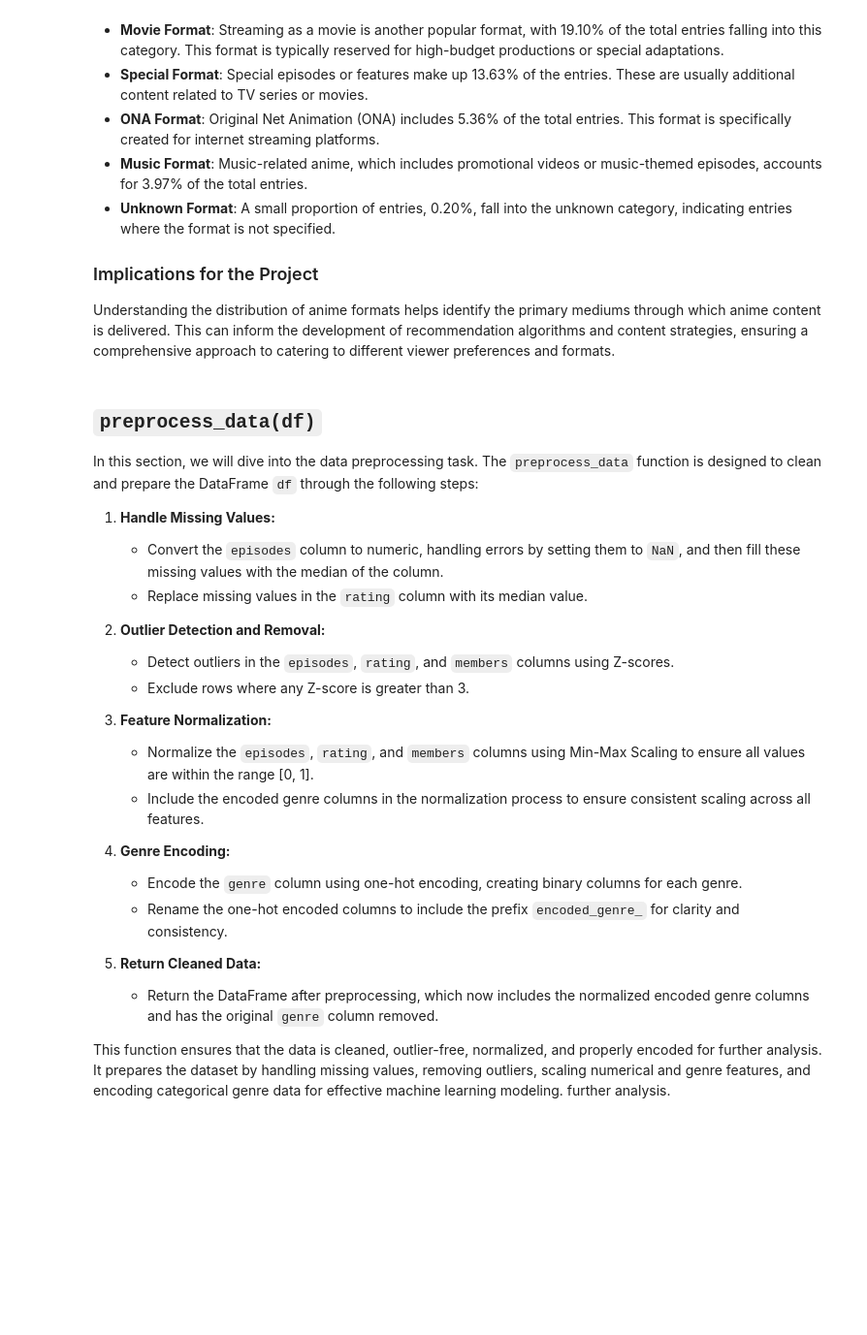
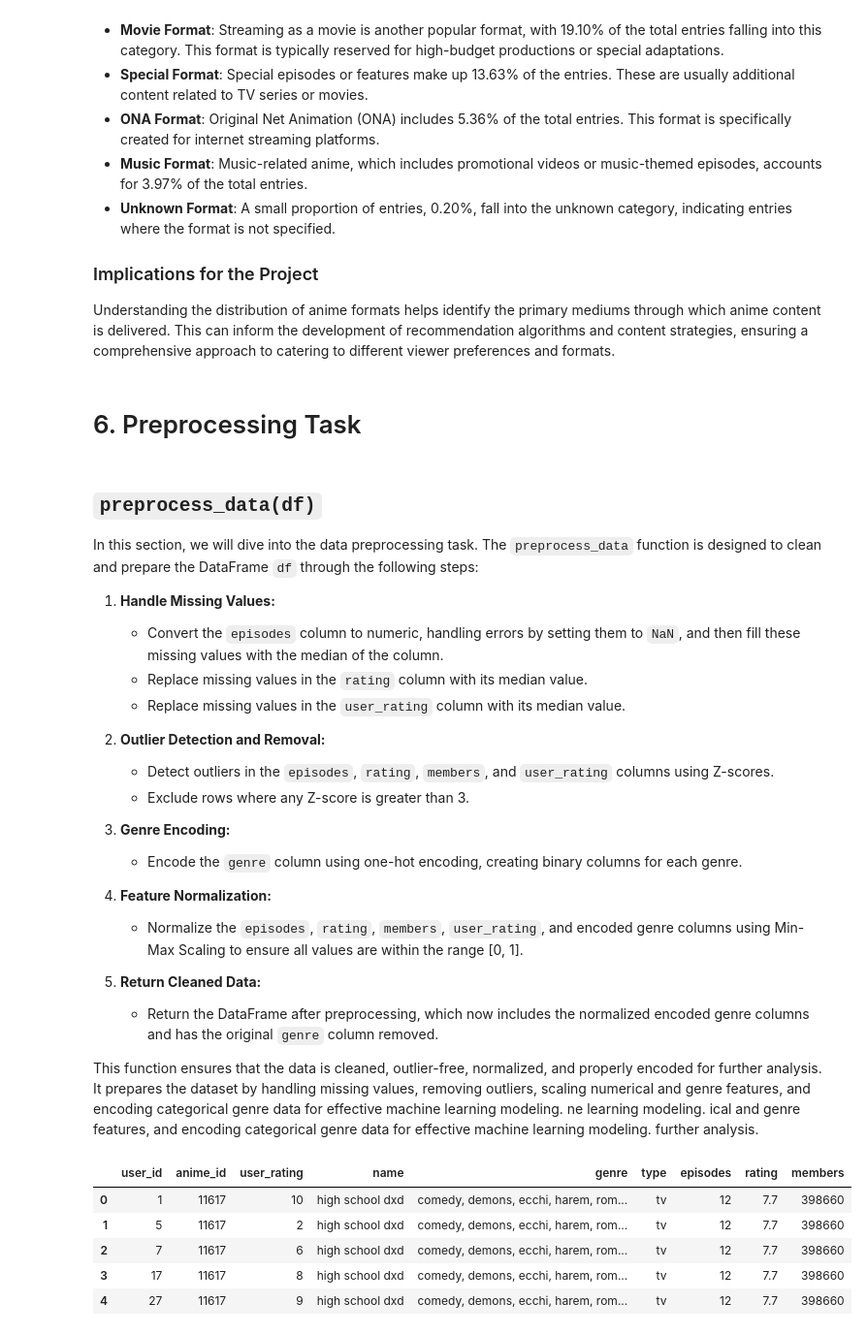
Before and after one commit to MoteneJan/JB1_2401FTDS, a Jupyter notebook: JB1_2401FTDS.ipynb, the cells around one changed output. Shown at 97% size. Drawn from its saved outputs; the diff is of its cells as text; code cells hidden in the pictures; blank space fills up the shorter version.

```diff
--- a/JB1_2401FTDS.ipynb
+++ b/JB1_2401FTDS.ipynb
@@ -950,6 +950,8 @@ Name: proportion, dtype: float64
 ### Implications for the Project
 
 Understanding the distribution of anime formats helps identify the primary mediums through which anime content is delivered. This can inform the development of recommendation algorithms and content strategies, ensuring a comprehensive approach to catering to different viewer preferences and formats.
+# %% [markdown]
+# 6. Preprocessing Task
 # %% [markdown]
 ## `preprocess_data(df)`
 
@@ -958,24 +960,28 @@ In this section, we will dive into the data preprocessing task. The `preprocess_
 1. **Handle Missing Values:**
    - Convert the `episodes` column to numeric, handling errors by setting them to `NaN`, and then fill these missing values with the median of the column.
    - Replace missing values in the `rating` column with its median value.
+   - Replace missing values in the `user_rating` column with its median value.
 
 2. **Outlier Detection and Removal:**
-   - Detect outliers in the `episodes`, `rating`, and `members` columns using Z-scores.
+   - Detect outliers in the `episodes`, `rating`, `members`, and `user_rating` columns using Z-scores.
    - Exclude rows where any Z-score is greater than 3.
 
-3. **Feature Normalization:**
-   - Normalize the `episodes`, `rating`, and `members` columns using Min-Max Scaling to ensure all values are within the range [0, 1].
-   - Include the encoded genre columns in the normalization process to ensure consistent scaling across all features.
+3. **Genre Encoding:**
+   - Encode the `genre` column using one-hot encoding, creating binary columns for each genre.
 
-4. **Genre Encoding:**
-   - Encode the `genre` column using one-hot encoding, creating binary columns for each genre.
-   - Rename the one-hot encoded columns to include the prefix `encoded_genre_` for clarity and consistency.
+4. **Feature Normalization:**
+   - Normalize the `episodes`, `rating`, `members`, `user_rating`, and encoded genre columns using Min-Max Scaling to ensure all values are within the range [0, 1].
 
 5. **Return Cleaned Data:**
    - Return the DataFrame after preprocessing, which now includes the normalized encoded genre columns and has the original `genre` column removed.
 
 This function ensures that the data is cleaned, outlier-free, normalized, and properly encoded for further analysis. It prepares the dataset by handling missing values, removing outliers, scaling numerical and genre features, and encoding categorical genre data for effective machine learning modeling.
+ne learning modeling.
+ical and genre features, and encoding categorical genre data for effective machine learning modeling.
 further analysis.
+# %%
+# Rename the rating column in train_df_copy to user_rating
+train_df_copy.rename(columns={'rating': 'user_rating'}, inplace=True)
 # %%
 def preprocess_data(df):
     """
@@ -1022,5 +1032,17 @@ def preprocess_data(df):
     df[all_cols] = scaler.fit_transform(df[all_cols])
 
     return df
+# %%
+# Merge train_df_copy and anime_df on anime_id
+merged_df = pd.merge(train_df_copy, anime_df, on='anime_id')
+
+merged_df.head()
+# %% [output]
+|  | user_id | anime_id | user_rating | name | genre | type | episodes | rating | members |
+| 0 | 1 | 11617 | 10 | high school dxd | comedy, demons, ecchi, harem, rom... | tv | 12 | 7.7 | 398660 |
+| 1 | 5 | 11617 | 2 | high school dxd | comedy, demons, ecchi, harem, rom... | tv | 12 | 7.7 | 398660 |
+| 2 | 7 | 11617 | 6 | high school dxd | comedy, demons, ecchi, harem, rom... | tv | 12 | 7.7 | 398660 |
+| 3 | 17 | 11617 | 8 | high school dxd | comedy, demons, ecchi, harem, rom... | tv | 12 | 7.7 | 398660 |
+| 4 | 27 | 11617 | 9 | high school dxd | comedy, demons, ecchi, harem, rom... | tv | 12 | 7.7 | 398660 |
 # %%
 # Preprocess data
```
Also changed, not shown: parts of 5 cells of this notebook.
